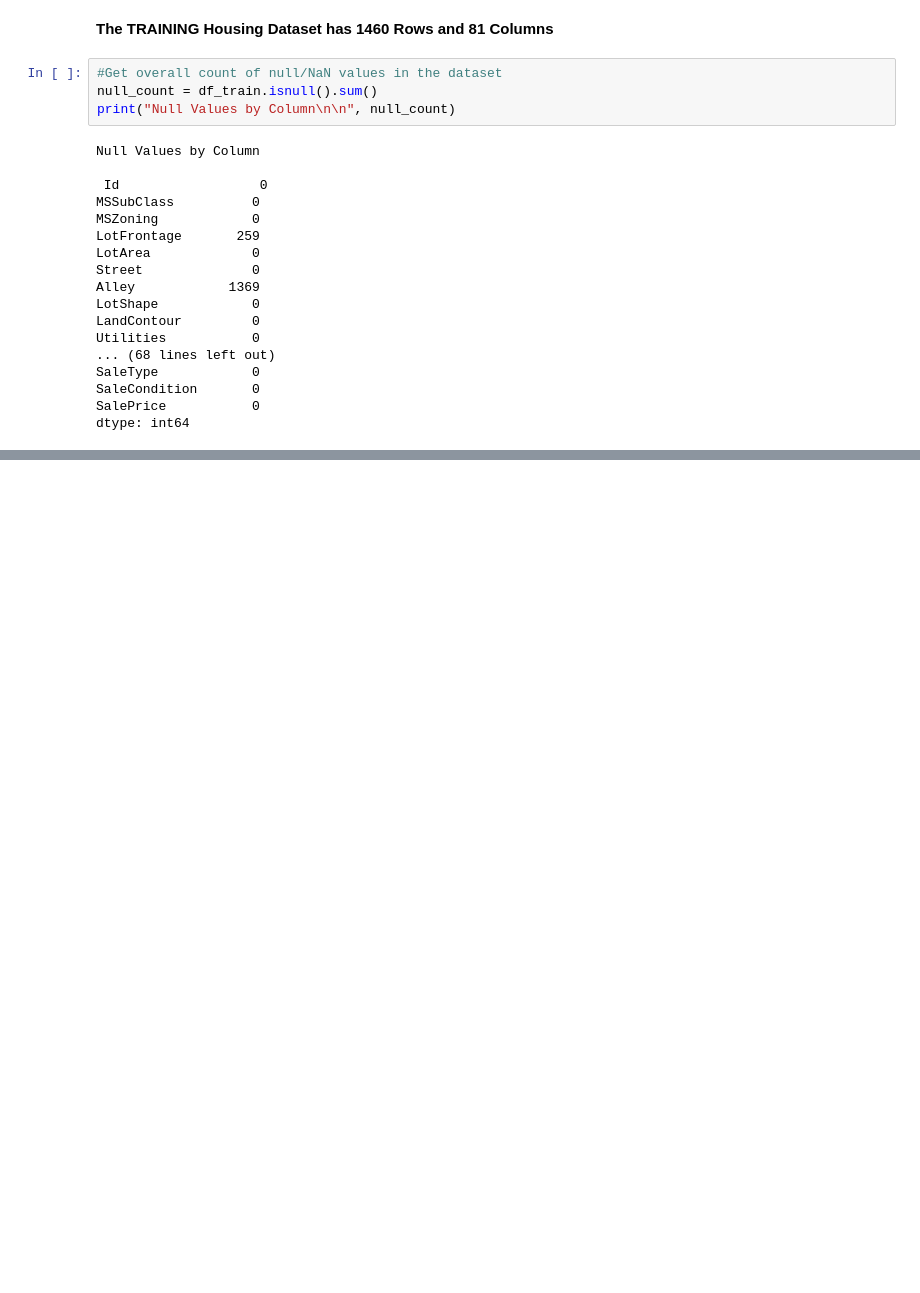
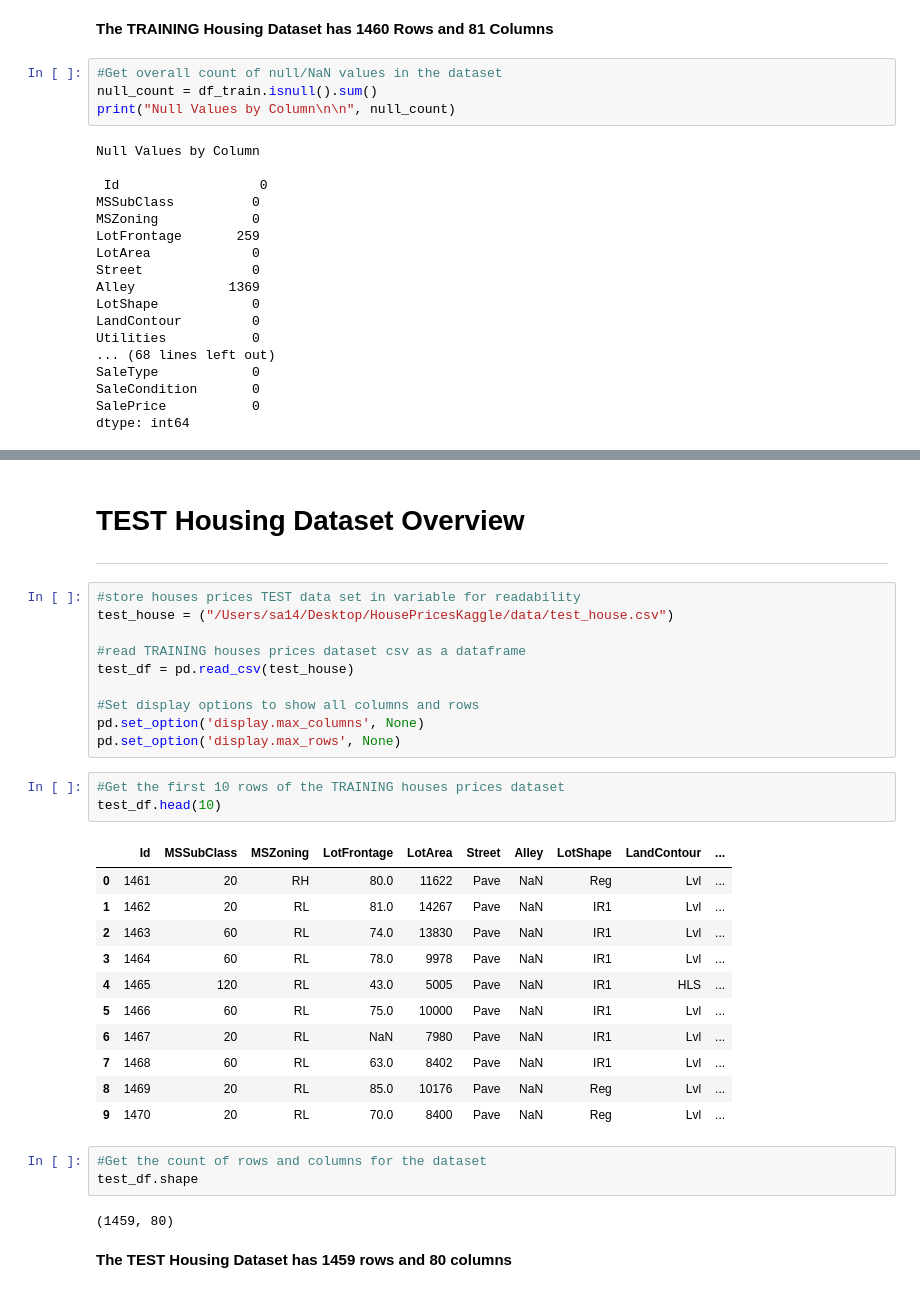
Before and after one commit to thetechleila/Housing-Prices-Predictor, a Jupyter notebook: code/EDA_Housing.ipynb, the cells around one changed output, grey strips where cells are left out. Cells and saved outputs as stored; diff of their text form; blank space fills up the shorter version.

```diff
--- a/code/EDA_Housing.ipynb
+++ b/code/EDA_Housing.ipynb
@@ -113,0 +166,35 @@ dtype: int64
+# %% [markdown]
+# TEST Housing Dataset Overview
+___
+# %%
+#store houses prices TEST data set in variable for readability
+test_house = ("/Users/sa14/Desktop/HousePricesKaggle/data/test_house.csv")
+
+#read TRAINING houses prices dataset csv as a dataframe
+test_df = pd.read_csv(test_house)
+
+#Set display options to show all columns and rows
+pd.set_option('display.max_columns', None)
+pd.set_option('display.max_rows', None)
+# %%
+#Get the first 10 rows of the TRAINING houses prices dataset
+test_df.head(10)
+# %% [output]
+|  | Id | MSSubClass | MSZoning | LotFrontage | LotArea | Street | Alley | LotShape | LandContour | ... |
+| 0 | 1461 | 20 | RH | 80.0 | 11622 | Pave | NaN | Reg | Lvl | ... |
+| 1 | 1462 | 20 | RL | 81.0 | 14267 | Pave | NaN | IR1 | Lvl | ... |
+| 2 | 1463 | 60 | RL | 74.0 | 13830 | Pave | NaN | IR1 | Lvl | ... |
+| 3 | 1464 | 60 | RL | 78.0 | 9978 | Pave | NaN | IR1 | Lvl | ... |
+| 4 | 1465 | 120 | RL | 43.0 | 5005 | Pave | NaN | IR1 | HLS | ... |
+| 5 | 1466 | 60 | RL | 75.0 | 10000 | Pave | NaN | IR1 | Lvl | ... |
+| 6 | 1467 | 20 | RL | NaN | 7980 | Pave | NaN | IR1 | Lvl | ... |
+| 7 | 1468 | 60 | RL | 63.0 | 8402 | Pave | NaN | IR1 | Lvl | ... |
+| 8 | 1469 | 20 | RL | 85.0 | 10176 | Pave | NaN | Reg | Lvl | ... |
+| 9 | 1470 | 20 | RL | 70.0 | 8400 | Pave | NaN | Reg | Lvl | ... |
+# %%
+#Get the count of rows and columns for the dataset
+test_df.shape
+# %% [output]
+(1459, 80)
+# %% [markdown]
+**The TEST Housing Dataset has 1459 rows and 80 columns**
```
Also changed, not shown: parts of 9 cells of this notebook, 1 other file.
